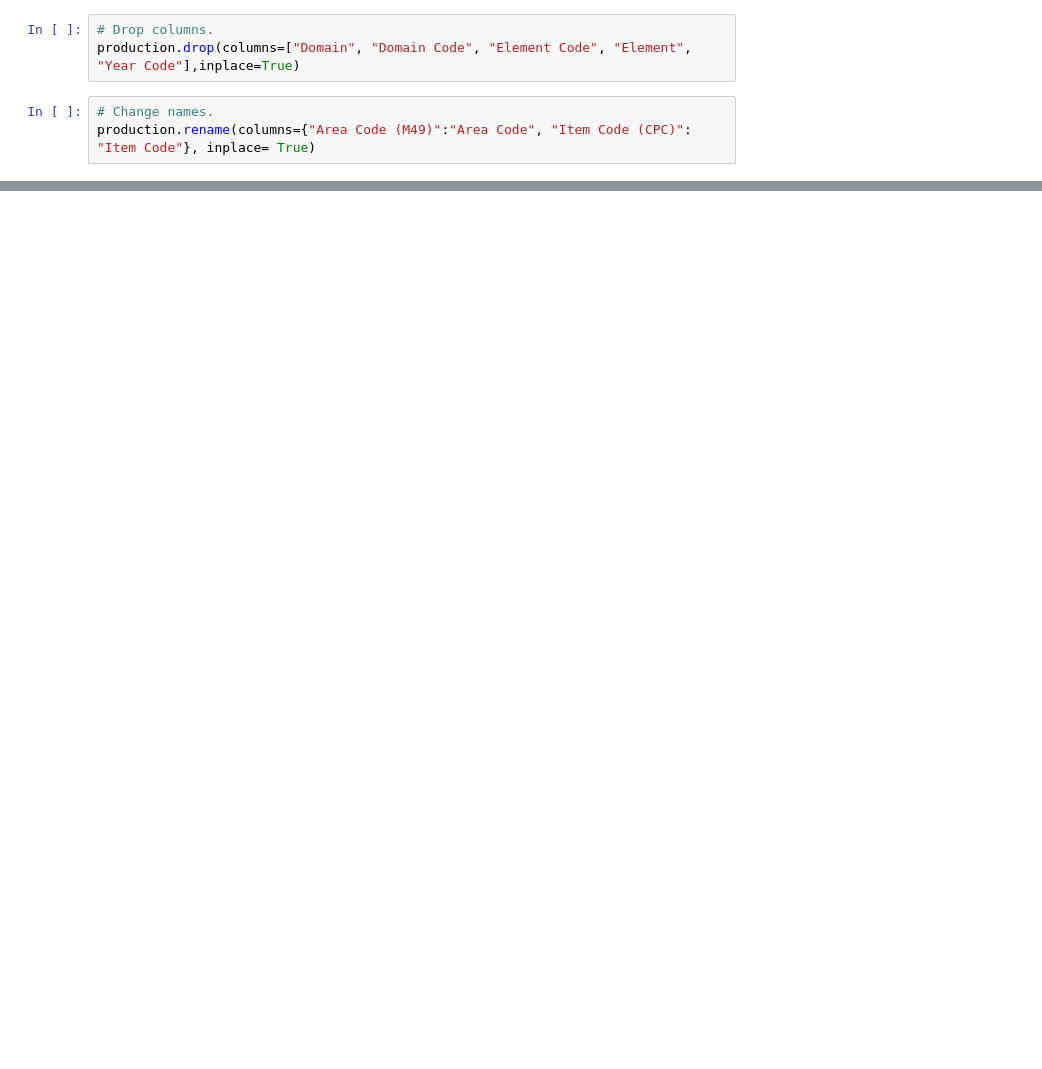
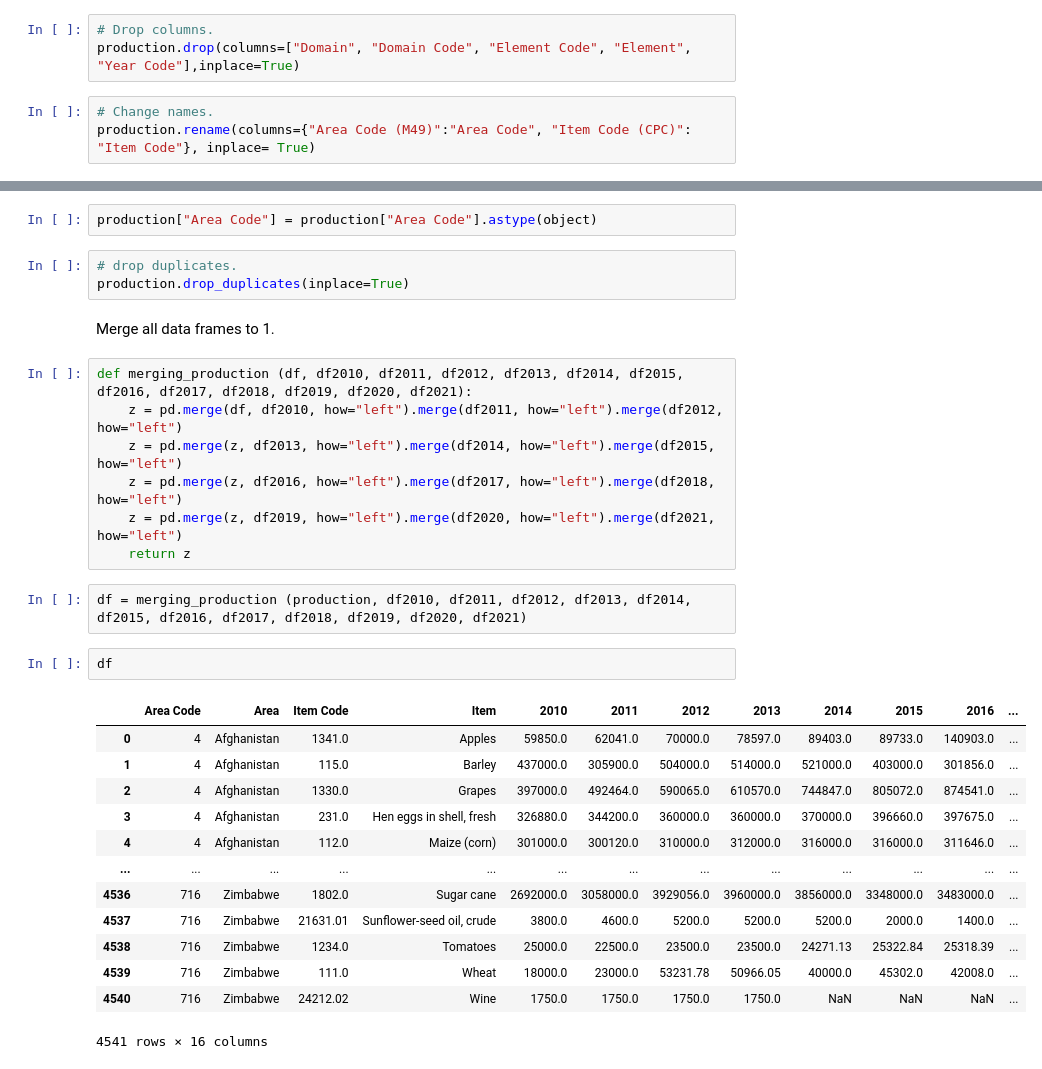
Before and after one commit to imalanz/Food_Emissions, a Jupyter notebook: data/analysis/productionDB.ipynb, the cells around one changed output, grey strips where cells are left out. Cells and saved outputs as stored; diff of their text form; blank space fills up the shorter version.

```diff
--- a/data/analysis/productionDB.ipynb
+++ b/data/analysis/productionDB.ipynb
@@ -40,0 +87,32 @@ KeyError: 'Item'
+# %%
+production["Area Code"] = production["Area Code"].astype(object)
+# %%
+# drop duplicates.
+production.drop_duplicates(inplace=True)
+# %% [markdown]
+Merge all data frames to 1.
+# %%
+def merging_production (df, df2010, df2011, df2012, df2013, df2014, df2015, df2016, df2017, df2018, df2019, df2020, df2021):
+    z = pd.merge(df, df2010, how="left").merge(df2011, how="left").merge(df2012, how="left")
+    z = pd.merge(z, df2013, how="left").merge(df2014, how="left").merge(df2015, how="left")
+    z = pd.merge(z, df2016, how="left").merge(df2017, how="left").merge(df2018, how="left")
+    z = pd.merge(z, df2019, how="left").merge(df2020, how="left").merge(df2021, how="left")
+    return z
+# %%
+df = merging_production (production, df2010, df2011, df2012, df2013, df2014, df2015, df2016, df2017, df2018, df2019, df2020, df2021)
+# %%
+df
+# %% [output]
+|  | Area Code | Area | Item Code | Item | 2010 | 2011 | 2012 | 2013 | 2014 | 2015 | 2016 | ... |
+| 0 | 4 | Afghanistan | 1341.0 | Apples | 59850.0 | 62041.0 | 70000.0 | 78597.0 | 89403.0 | 89733.0 | 140903.0 | ... |
+| 1 | 4 | Afghanistan | 115.0 | Barley | 437000.0 | 305900.0 | 504000.0 | 514000.0 | 521000.0 | 403000.0 | 301856.0 | ... |
+| 2 | 4 | Afghanistan | 1330.0 | Grapes | 397000.0 | 492464.0 | 590065.0 | 610570.0 | 744847.0 | 805072.0 | 874541.0 | ... |
+| 3 | 4 | Afghanistan | 231.0 | Hen eggs in shell, fresh | 326880.0 | 344200.0 | 360000.0 | 360000.0 | 370000.0 | 396660.0 | 397675.0 | ... |
+| 4 | 4 | Afghanistan | 112.0 | Maize (corn) | 301000.0 | 300120.0 | 310000.0 | 312000.0 | 316000.0 | 316000.0 | 311646.0 | ... |
+| ... | ... | ... | ... | ... | ... | ... | ... | ... | ... | ... | ... | ... |
+| 4536 | 716 | Zimbabwe | 1802.0 | Sugar cane | 2692000.0 | 3058000.0 | 3929056.0 | 3960000.0 | 3856000.0 | 3348000.0 | 3483000.0 | ... |
+| 4537 | 716 | Zimbabwe | 21631.01 | Sunflower-seed oil, crude | 3800.0 | 4600.0 | 5200.0 | 5200.0 | 5200.0 | 2000.0 | 1400.0 | ... |
+| 4538 | 716 | Zimbabwe | 1234.0 | Tomatoes | 25000.0 | 22500.0 | 23500.0 | 23500.0 | 24271.13 | 25322.84 | 25318.39 | ... |
+| 4539 | 716 | Zimbabwe | 111.0 | Wheat | 18000.0 | 23000.0 | 53231.78 | 50966.05 | 40000.0 | 45302.0 | 42008.0 | ... |
+| 4540 | 716 | Zimbabwe | 24212.02 | Wine | 1750.0 | 1750.0 | 1750.0 | 1750.0 | NaN | NaN | NaN | ... |
+4541 rows × 16 columns
```
Also changed, not shown: parts of 20 cells of this notebook, 1 other file.
